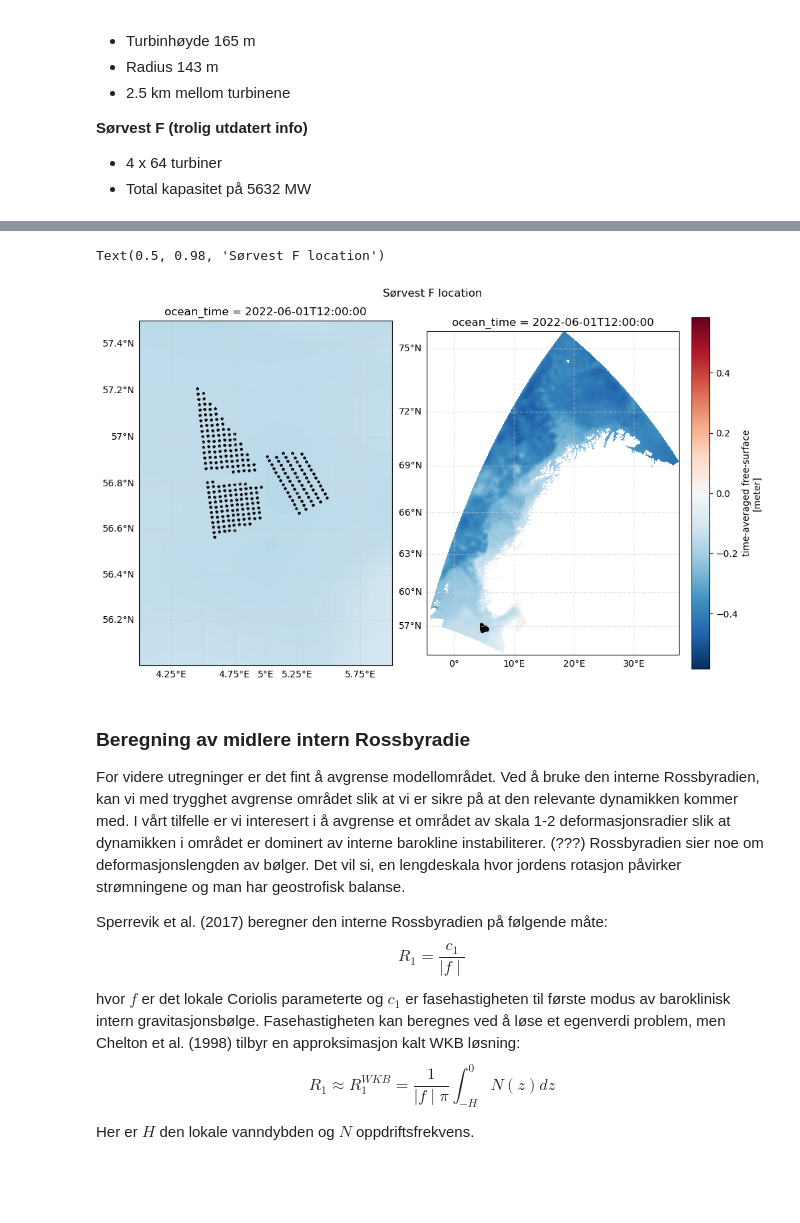
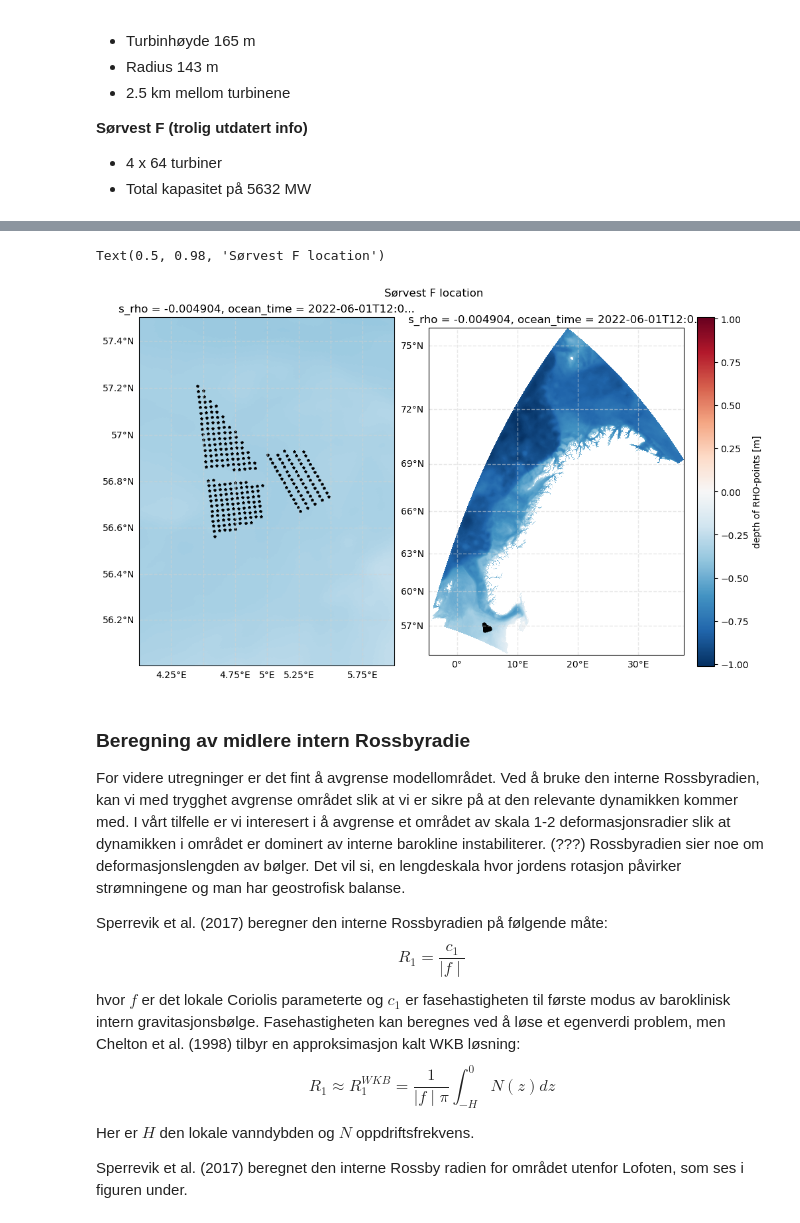
Before and after one commit to kjes4pres/MET_sommer25, a Jupyter notebook: windmill_analysis.ipynb, the cells around one changed output, grey strips where cells are left out. Saved outputs shown, nothing was run; the diff lists cells and outputs as text; code cells hidden in the pictures; blank space fills up the shorter version.

```diff
--- a/windmill_analysis.ipynb
+++ b/windmill_analysis.ipynb
@@ -35,5 +32,8 @@ warnings.filterwarnings("ignore")
 # %%
-test = xroms.open_netcdf('/lustre/storeB/project/nwp/havvind/hav/results/experiment/EXP-06/norkyst_avg_0001.nc')
+test = xroms.open_mfnetcdf(['/lustre/storeB/project/nwp/havvind/hav/results/experiment/EXP-06/norkyst_avg_0001.nc',
+                           '/lustre/storeB/project/nwp/havvind/hav/results/experiment/EXP-06/norkyst_avg_0002.nc',
+                           '/lustre/storeB/project/nwp/havvind/hav/results/experiment/EXP-06/norkyst_avg_0003.nc'])
+
 test, xgrid = xroms.roms_dataset(test, include_cell_volume=True)
 # %%
 # Reading in the turbine coordinates
@@ -41,26 +47,26 @@ sorvest_F = get_turbine_coords('/lustre/storeB/project/nwp/havvind/turbine_coord
 # %%
 proj = ccrs.Mercator()
 fig, ax = plt.subplots(1,2, figsize = (10, 6), subplot_kw={'projection':proj}, constrained_layout=True)
 
 ax[0].set_extent([4, 6, 56, 57.5], crs=ccrs.PlateCarree())
 
-test.zeta.isel(ocean_time=0).plot(ax = ax[0], x='lon_rho', y='lat_rho', transform=ccrs.PlateCarree(), add_colorbar=False)
-test.zeta.isel(ocean_time=0).plot(ax = ax[1], x='lon_rho', y='lat_rho', transform=ccrs.PlateCarree())
+test.z_rho.isel(ocean_time=0, s_rho=-1).plot(ax = ax[0], x='lon_rho', y='lat_rho', transform=ccrs.PlateCarree(), add_colorbar=False)
+test.z_rho.isel(ocean_time=0, s_rho=-1).plot(ax = ax[1], x='lon_rho', y='lat_rho', transform=ccrs.PlateCarree())
 
 for axs in ax.flatten():
     for i in range(len(sorvest_F.coordinates)):
         axs.plot(sorvest_F.coordinates[i][0], sorvest_F.coordinates[i][1], transform = ccrs.PlateCarree(), color = 'black', marker ='*', markersize=3)
 
     gl = axs.gridlines(crs=ccrs.PlateCarree(), draw_labels=True, linewidth=1, color='lightgray', alpha=0.5, linestyle='--')
     gl.top_labels = False  # Disable top labels
     gl.right_labels = False  # Disable right labels
     gl.xformatter = LONGITUDE_FORMATTER
     gl.yformatter = LATITUDE_FORMATTER
 
 fig.suptitle('Sørvest F location')
 # %% [output]
 Text(0.5, 0.98, 'Sørvest F location')
-[figure, old version]
+[figure, new version]
 # %% [markdown]
 ### Beregning av midlere intern Rossbyradie
 
@@ -73,3 +79,5 @@ hvor $f$ er det lokale Coriolis parameterte og $c_1$ er fasehastigheten til før
 $$R_1 \approx R_1^{WKB} = \frac{1}{\mid f \mid \pi}\int_{-H}^{0}N(z) dz$$
 
 Her er $H$ den lokale vanndybden og $N$ oppdriftsfrekvens.
+
+Sperrevik et al. (2017) beregnet den interne Rossby radien for området utenfor Lofoten, som ses i figuren under.
```
Also changed, not shown: parts of 24 cells of this notebook.
